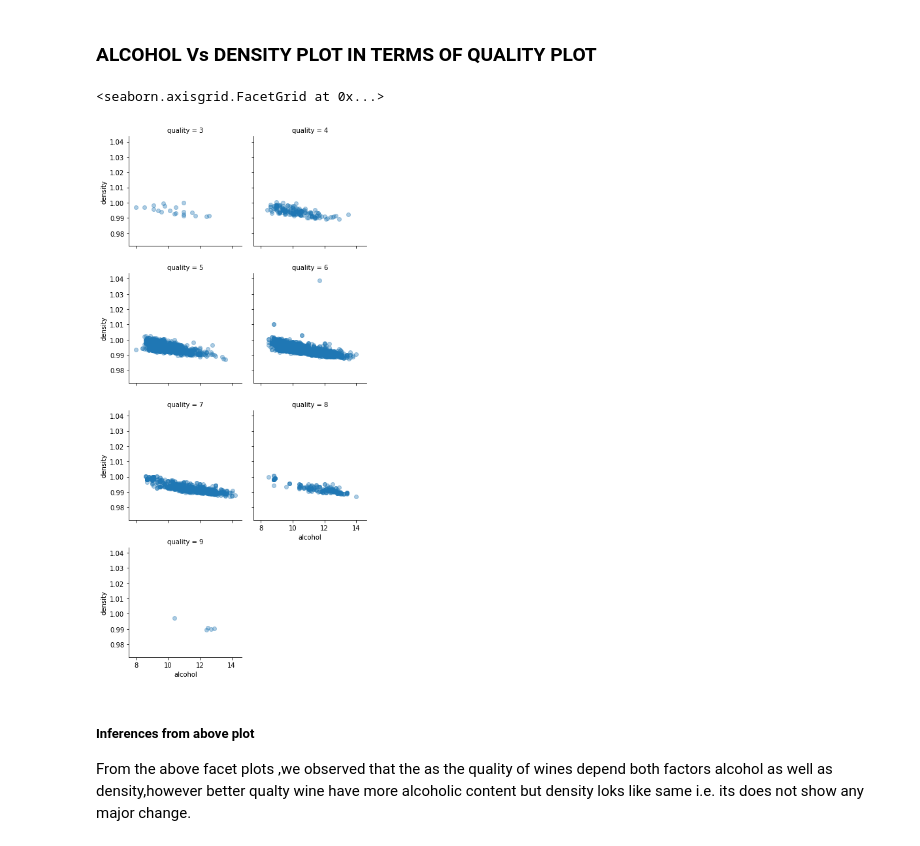
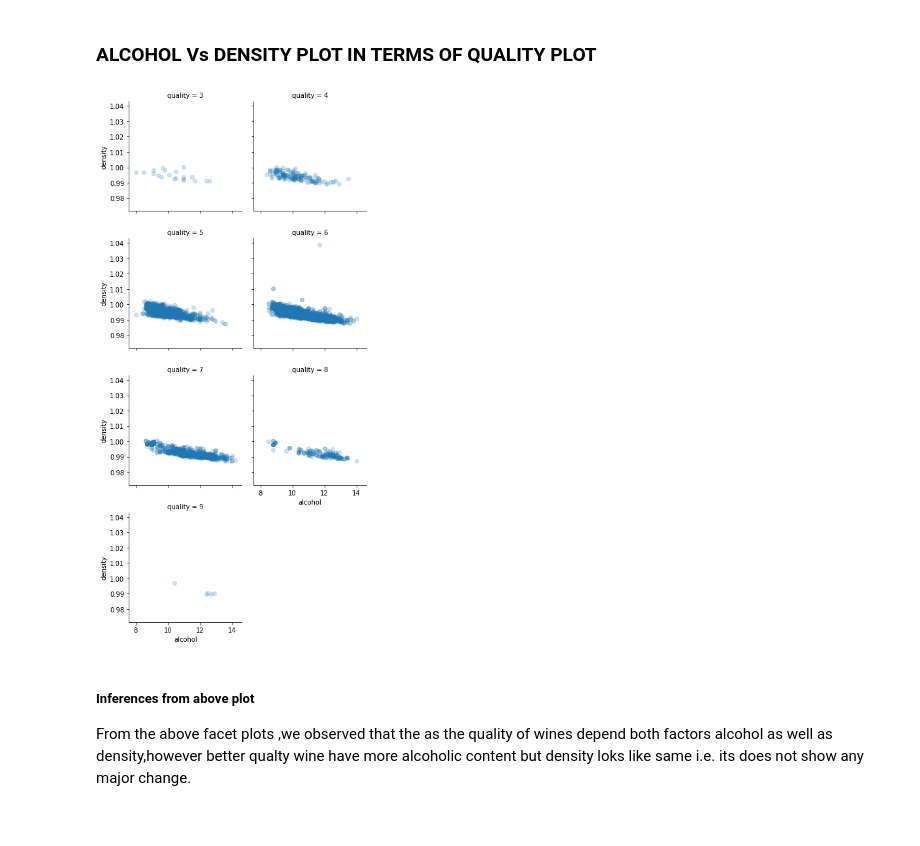
Before and after one commit to Shrishti1234/ML_ON7Acadview, a Jupyter notebook: White-wine.ipynb, the cells around one changed output. Drawn from its saved outputs; the diff is of its cells as text; code cells hidden in the pictures.

```diff
--- a/White-wine.ipynb
+++ b/White-wine.ipynb
@@ -492,11 +492,10 @@ Multivariate data analysisn refers to any statistical technique used to analyze
 ### ALCOHOL Vs DENSITY PLOT IN TERMS OF QUALITY PLOT
 # %%
 grid = sns.FacetGrid(df, col='quality',col_wrap=2)
-grid.map(plt.scatter,'alcohol','density',alpha = 0.2)#grid = sns.FacetGrid(df, col='quality',col_wrap=2)
 grid.map(plt.scatter,'alcohol','density',alpha = 0.2)
+sns.despine()
 # %% [output]
-<seaborn.axisgrid.FacetGrid at 0x...>
-[figure, old version]
+[figure, new version]
 # %% [markdown]
 ##### Inferences from above plot
 
```
Also changed, not shown: parts of 3 cells of this notebook.
